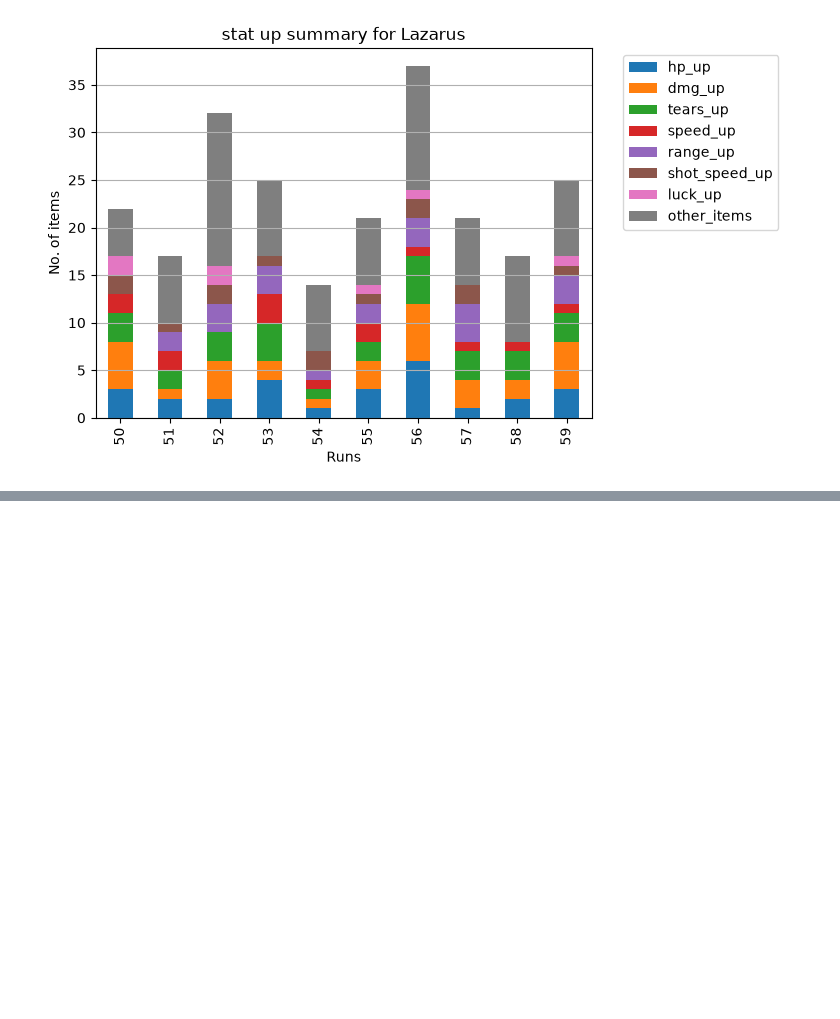
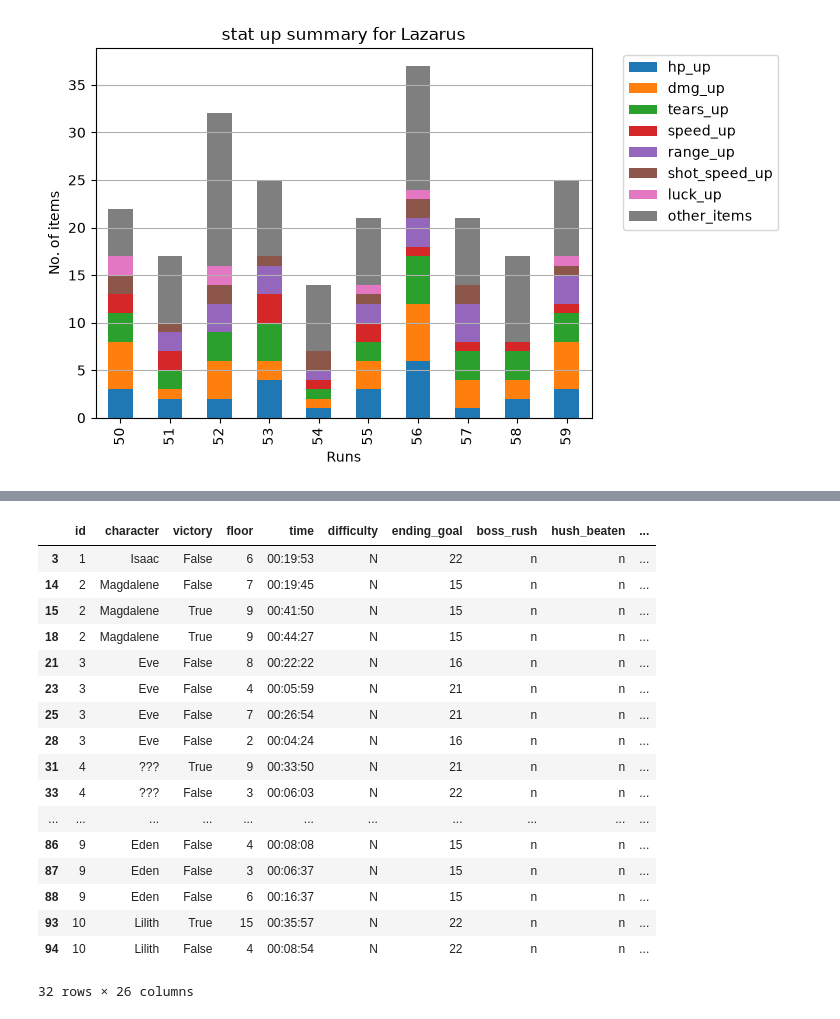
Before and after one commit to HelloThisDog/Examsproject_Megan_Loe_DE25, a Jupyter notebook: EDA.ipynb, the cells around one changed output, grey strips where cells are left out. Saved outputs shown, nothing was run; the diff lists cells and outputs as text; code cells hidden in the pictures; blank space fills up the shorter version.

```diff
--- a/EDA.ipynb
+++ b/EDA.ipynb
@@ -391,0 +461,21 @@ Text(0.5, 1.0, 'stat up summary for Lazarus')
+# %%
+full_words[full_words["speed_up"]==0]
+# %% [output]
+|  | id | character | victory | floor | time | difficulty | ending_goal | boss_rush | hush_beaten | ... |
+| 3 | 1 | Isaac | False | 6 | 00:19:53 | N | 22 | n | n | ... |
+| 14 | 2 | Magdalene | False | 7 | 00:19:45 | N | 15 | n | n | ... |
+| 15 | 2 | Magdalene | True | 9 | 00:41:50 | N | 15 | n | n | ... |
+| 18 | 2 | Magdalene | True | 9 | 00:44:27 | N | 15 | n | n | ... |
+| 21 | 3 | Eve | False | 8 | 00:22:22 | N | 16 | n | n | ... |
+| 23 | 3 | Eve | False | 4 | 00:05:59 | N | 21 | n | n | ... |
+| 25 | 3 | Eve | False | 7 | 00:26:54 | N | 21 | n | n | ... |
+| 28 | 3 | Eve | False | 2 | 00:04:24 | N | 16 | n | n | ... |
+| 31 | 4 | ??? | True | 9 | 00:33:50 | N | 21 | n | n | ... |
+| 33 | 4 | ??? | False | 3 | 00:06:03 | N | 22 | n | n | ... |
+| ... | ... | ... | ... | ... | ... | ... | ... | ... | ... | ... |
+| 86 | 9 | Eden | False | 4 | 00:08:08 | N | 15 | n | n | ... |
+| 87 | 9 | Eden | False | 3 | 00:06:37 | N | 15 | n | n | ... |
+| 88 | 9 | Eden | False | 6 | 00:16:37 | N | 15 | n | n | ... |
+| 93 | 10 | Lilith | True | 15 | 00:35:57 | N | 22 | n | n | ... |
+| 94 | 10 | Lilith | False | 4 | 00:08:54 | N | 22 | n | n | ... |
+32 rows × 26 columns
```
Also changed, not shown: parts of 15 cells of this notebook.
